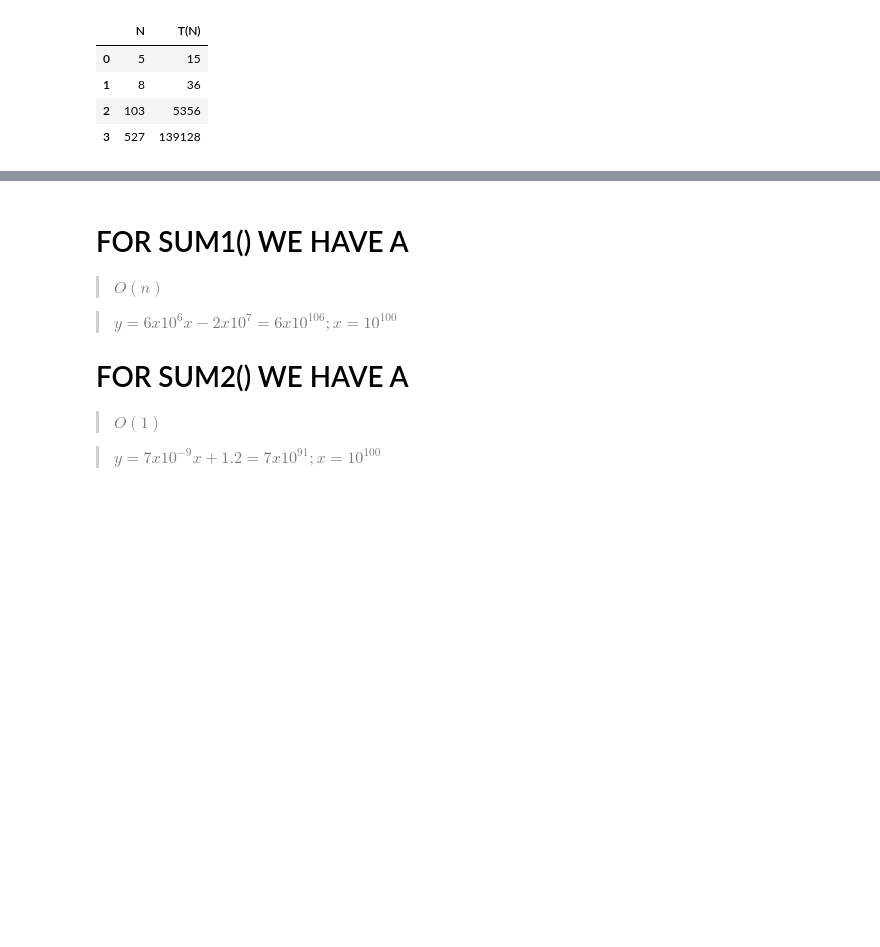
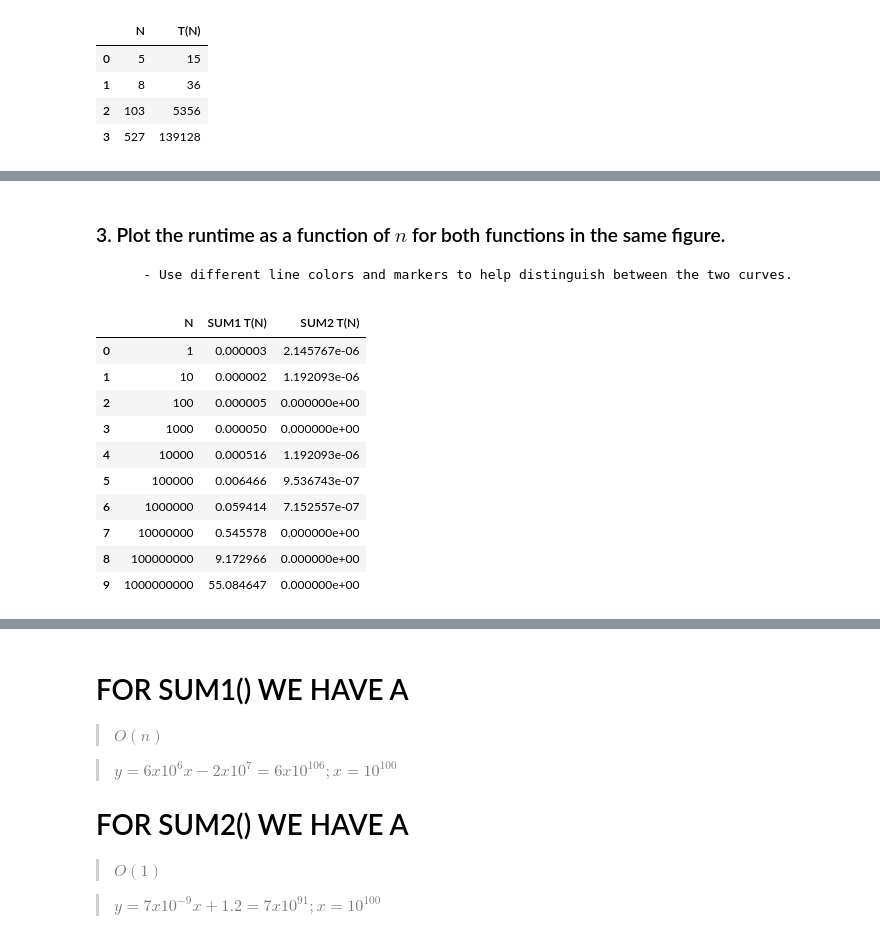
Before and after one commit to juanfranciscocis/Data-Structures, a Jupyter notebook: homework_1/hw1.ipynb, the cells around one changed output, grey strips where cells are left out. Saved outputs shown, nothing was run; the diff lists cells and outputs as text; code cells hidden in the pictures; blank space fills up the shorter version.

```diff
--- a/homework_1/hw1.ipynb
+++ b/homework_1/hw1.ipynb
@@ -214 +270,20 @@ df2
+# %% [markdown]
+### 3. Plot the runtime as a function of $n$ for both functions in the same figure.
+        - Use different line colors and markers to help distinguish between the two curves.
+# %%
+df3 = pd.DataFrame(zip(ntimes,time1,time2))
+df3.columns = ['N', 'SUM1 T(N)', 'SUM2 T(N)']
+df3
+# %% [output]
+|  | N | SUM1 T(N) | SUM2 T(N) |
+| 0 | 1 | 0.000003 | 2.145767e-06 |
+| 1 | 10 | 0.000002 | 1.192093e-06 |
+| 2 | 100 | 0.000005 | 0.000000e+00 |
+| 3 | 1000 | 0.000050 | 0.000000e+00 |
+| 4 | 10000 | 0.000516 | 1.192093e-06 |
+| 5 | 100000 | 0.006466 | 9.536743e-07 |
+| 6 | 1000000 | 0.059414 | 7.152557e-07 |
+| 7 | 10000000 | 0.545578 | 0.000000e+00 |
+| 8 | 100000000 | 9.172966 | 0.000000e+00 |
+| 9 | 1000000000 | 55.084647 | 0.000000e+00 |
 # %%
```
Also changed, not shown: parts of 15 cells of this notebook.
